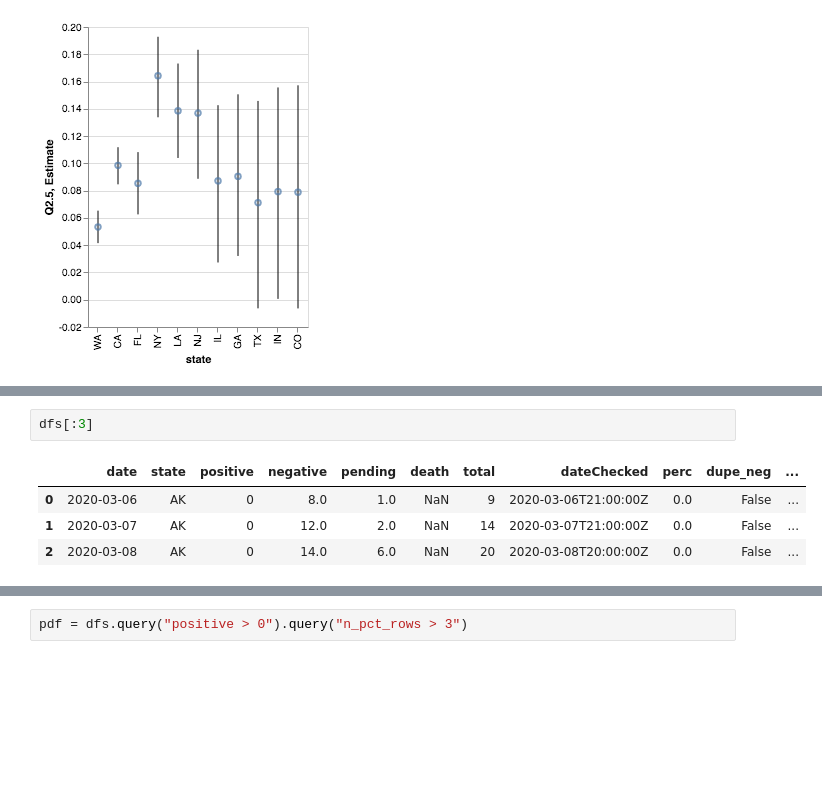
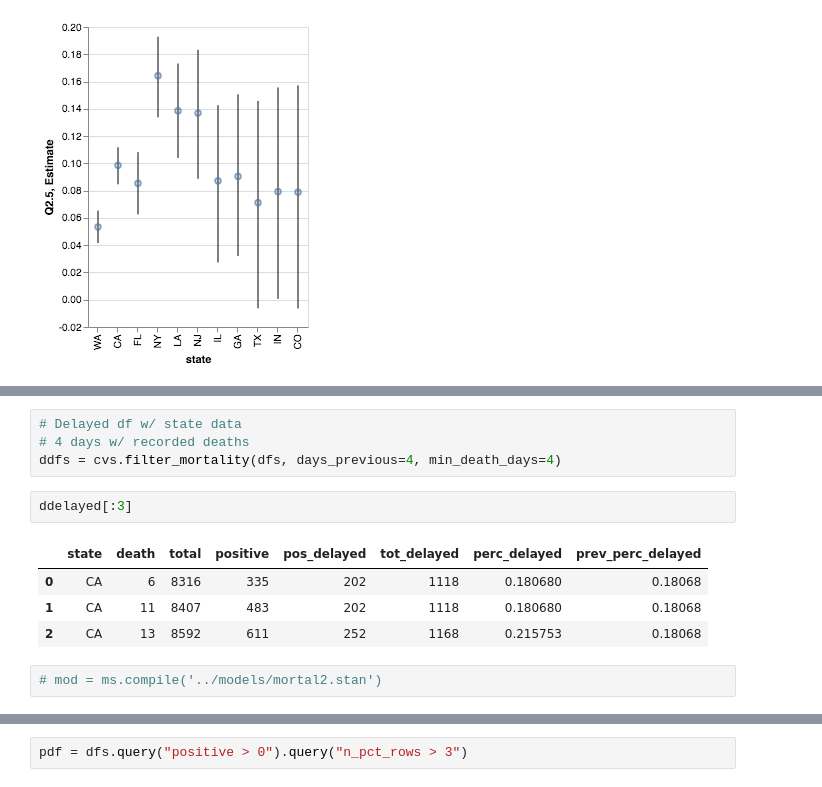
Before and after one commit to wcbeard/covid_models, a Jupyter notebook: notebooks/covid_model.ipynb, the cells around one changed output, grey strips where cells are left out. Drawn from its saved outputs; the diff is of its cells as text; blank space fills up the shorter version.

```diff
--- a/notebooks/covid_model.ipynb
+++ b/notebooks/covid_model.ipynb
@@ -239,7 +316,13 @@ p2
+# %%
+# Delayed df w/ state data
+# 4 days w/ recorded deaths
+ddfs = cvs.filter_mortality(dfs, days_previous=4, min_death_days=4)
 # %%
-dfs[:3]
+ddelayed[:3]
 # %% [output]
-|  | date | state | positive | negative | pending | death | total | dateChecked | perc | dupe_neg | ... |
-| 0 | 2020-03-06 | AK | 0 | 8.0 | 1.0 | NaN | 9 | 2020-03-06T21:00:00Z | 0.0 | False | ... |
-| 1 | 2020-03-07 | AK | 0 | 12.0 | 2.0 | NaN | 14 | 2020-03-07T21:00:00Z | 0.0 | False | ... |
-| 2 | 2020-03-08 | AK | 0 | 14.0 | 6.0 | NaN | 20 | 2020-03-08T20:00:00Z | 0.0 | False | ... |
+|  | state | death | total | positive | pos_delayed | tot_delayed | perc_delayed | prev_perc_delayed |
+| 0 | CA | 6 | 8316 | 335 | 202 | 1118 | 0.180680 | 0.18068 |
+| 1 | CA | 11 | 8407 | 483 | 202 | 1118 | 0.180680 | 0.18068 |
+| 2 | CA | 13 | 8592 | 611 | 252 | 1168 | 0.215753 | 0.18068 |
+# %%
+# mod = ms.compile('../models/mortal2.stan')
```
Also changed, not shown: parts of 53 cells of this notebook, 6 other files.
